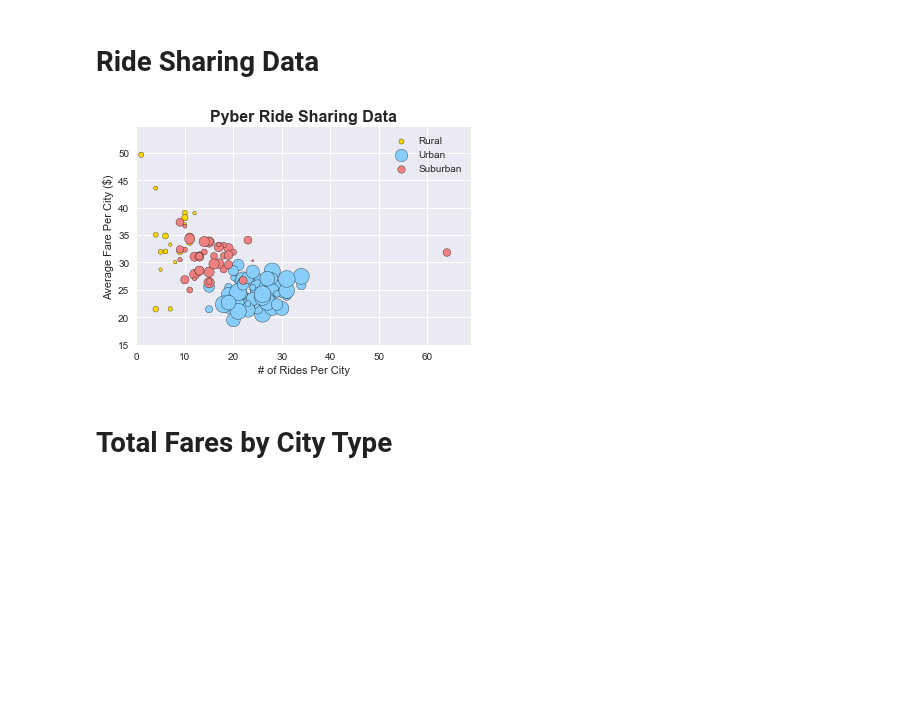
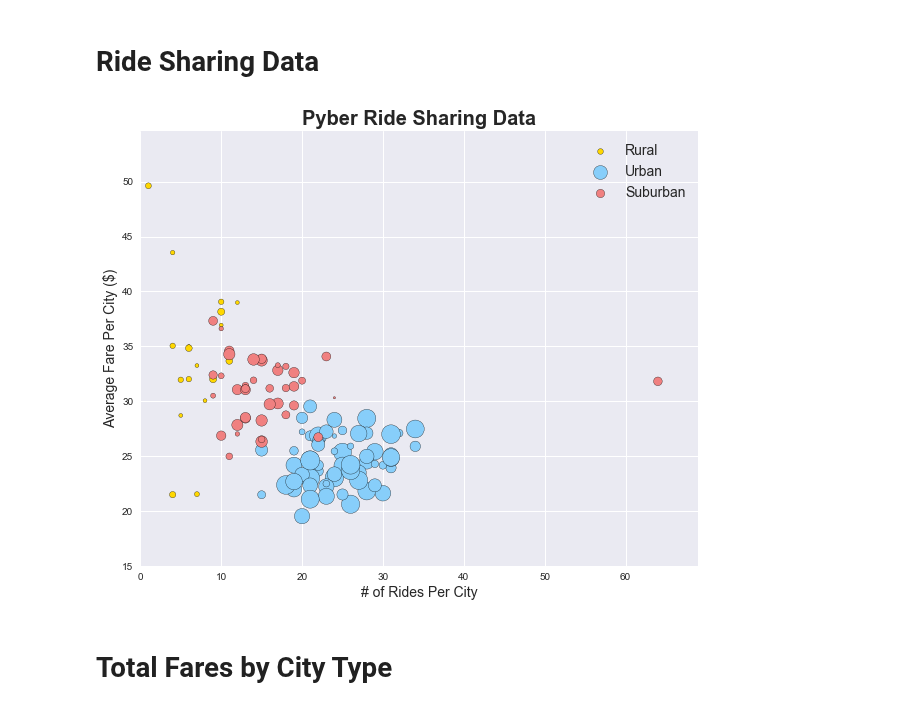
Before and after one commit to spencerrand/Ride-Sharing-Analysis, a Jupyter notebook: Pyber/main.ipynb, the cells around one changed output. Saved outputs shown, nothing was run; the diff lists cells and outputs as text; code cells hidden in the pictures; blank space fills up the shorter version.

Commit message:
Pyber

```diff
--- a/Pyber/main.ipynb
+++ b/Pyber/main.ipynb
@@ -131,41 +131,48 @@ urban_driver_count_by_city = urban_group["driver_count"].first()
 # Slice the combined dataframe for just Suburban
 suburban_df = combined_df.loc[combined_df['type']=='Suburban',:]
 
 # Group the suburban dataframe by city
 suburban_group = suburban_df.groupby("city")
 
 # Calculate the average fare, total rides and driver count by city
 suburban_total_rides_by_city = suburban_group["ride_id"].count()
 suburban_avg_fare_by_city = suburban_group["fare"].mean()
 suburban_driver_count_by_city = suburban_group["driver_count"].first()
 
 # Create bubble plots
 plt.scatter(rural_total_rides_by_city, rural_avg_fare_by_city, marker="o", facecolors='gold', edgecolors="black",
-            s=rural_driver_count_by_city*4, alpha=1)
+            s=rural_driver_count_by_city*5, alpha=1)
 plt.scatter(urban_total_rides_by_city, urban_avg_fare_by_city, marker="o", facecolors='lightskyblue', edgecolors="black",
-            s=urban_driver_count_by_city*4, alpha=1)
+            s=urban_driver_count_by_city*5, alpha=1)
 plt.scatter(suburban_total_rides_by_city, suburban_avg_fare_by_city, marker="o", facecolors='lightcoral', edgecolors="black",
-            s=suburban_driver_count_by_city*4, alpha=1)
+            s=suburban_driver_count_by_city*5, alpha=1)
 
 # Create a title, x label, and y label
-plt.title("Pyber Ride Sharing Data", fontsize=16, fontweight="bold")
-plt.xlabel("# of Rides Per City")
-plt.ylabel("Average Fare Per City ($)")
+plt.title("Pyber Ride Sharing Data", fontsize=20, fontweight="bold")
+plt.xlabel("# of Rides Per City", fontsize=14)
+plt.ylabel("Average Fare Per City ($)", fontsize=14)
 
 # Add a legend to the chart
-plt.legend(('Rural','Urban','Suburban'),loc='best')
+plt.legend(('Rural','Urban','Suburban'),loc='best', prop={'size': 14})
 
 # Set x and y limits
 plt.xlim(0, max(rural_total_rides_by_city.max(), urban_total_rides_by_city.max(), suburban_total_rides_by_city.max())+5)
 plt.ylim(15, max(rural_avg_fare_by_city.max(), urban_avg_fare_by_city.max(), suburban_avg_fare_by_city.max())+5)
+
+# Set size of x and y labels
+#plt.xtick(fontsize=12)
+#plt.ytick(fontsize=12)
+
+# Increase the size of the bubble chart
+plt.rcParams["figure.figsize"] = [10,8]
 
 # Set the seaborn chart style
 sns.set()
 
 # Display bubble chart
 plt.show()
 # %% [output]
-[figure, old version]
+[figure, new version]
 # %% [markdown]
 <h1>Total Fares by City Type</h1>
 # %%
```
